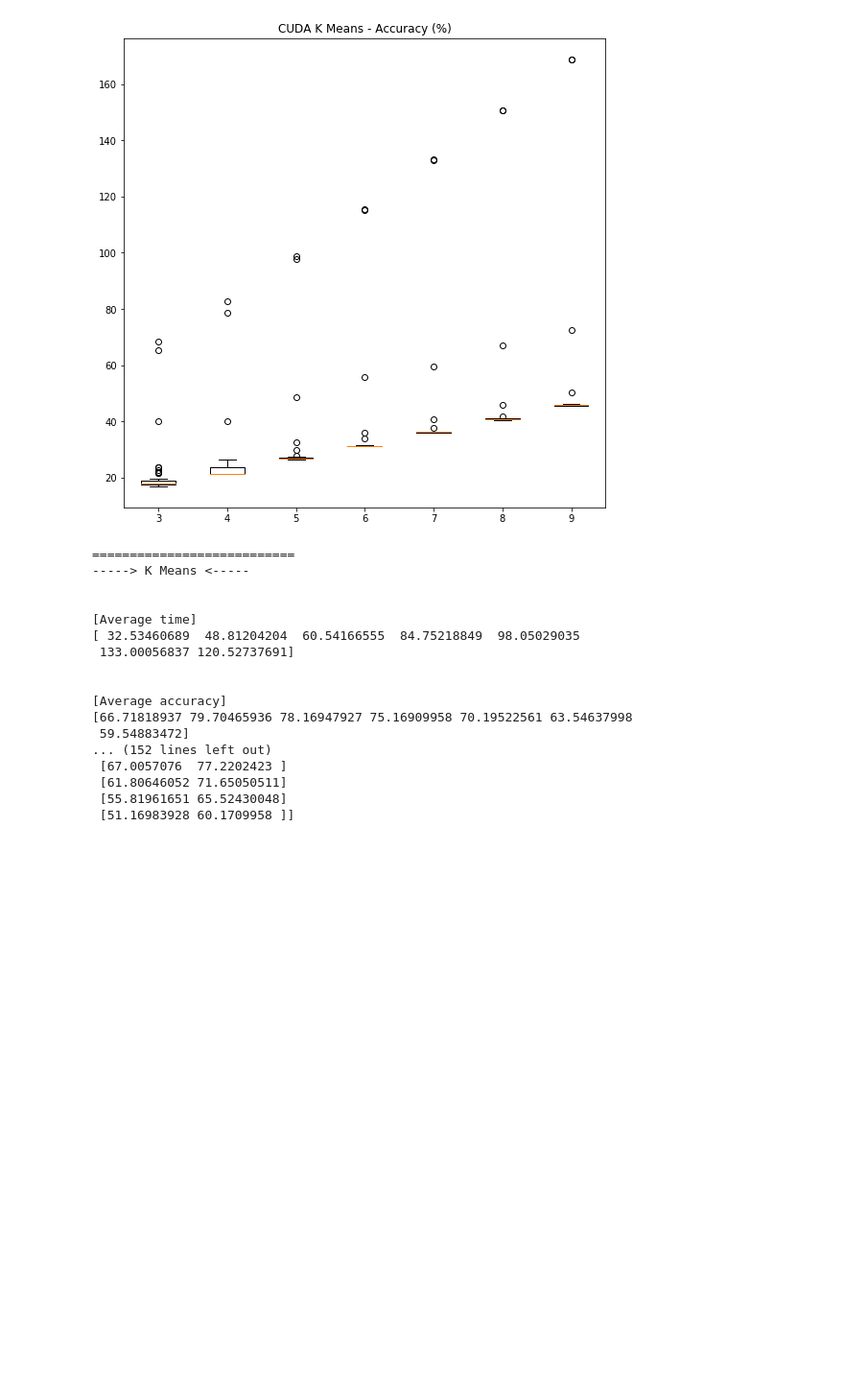
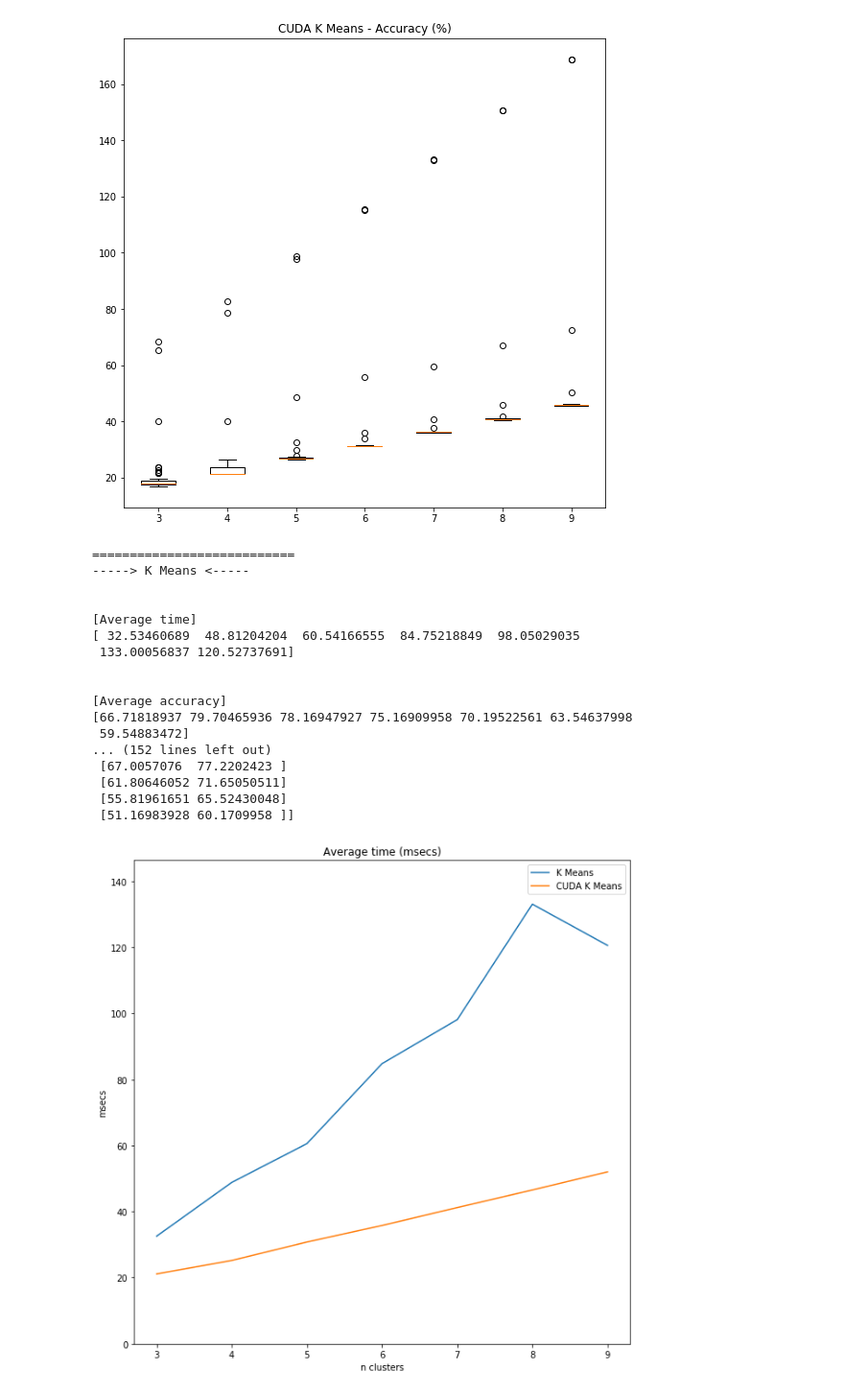
Before and after one commit to rbaygildin/brain-tumor-segmentation, a Jupyter notebook: Benchmark.ipynb, the cells around one changed output. Shown at 96% size. Drawn from its saved outputs; the diff is of its cells as text; code cells hidden in the pictures; blank space fills up the shorter version.

```diff
--- a/Benchmark.ipynb
+++ b/Benchmark.ipynb
@@ -738,3 +738,88 @@ for i, alg in zip(range(len(ALGS.keys())), ALGS.keys()):
  [61.80646052 71.65050511]
  [55.81961651 65.52430048]
  [51.16983928 60.1709958 ]]
+# %%
+from pylab import rcParams
+rcParams['figure.figsize'] = 10, 10
+
+res_time = np.asarray(t_avg_time)
+res_acc = np.asarray(t_avg_accuracy)
+conf95_time_res = np.asarray(conf95_time)
+conf95_acc_res = np.asarray(conf95_accuracy)
+
+avg_time_per_n_clusters = np.asarray(avg_time_per_n_clusters)
+avg_acc_per_n_clusters = np.asarray(avg_acc_per_n_clusters)
+
+X = np.arange(N_CLUSTERS_RANGE[0], N_CLUSTERS_RANGE[1])
+plt.title('Average time (msecs)')
+plt.xticks(X)
+plt.xlabel('n clusters')
+plt.ylabel('msecs')
+plt.ylim(0, np.max(res_time[:, [0, 4]]) * 1.1)
+# plt.yscale('log', basey=10)
+for i, alg in zip(range(len(ALGS.keys())), ALGS.keys()):
+    # ax.set_xticklabels(['K=%d' % k for k in range(3, 6)])
+    if i == 0 or i == 4:
+        plt.plot(X, res_time[:,i], label=alg)
+#     plt.fill_between(X, conf95_time_res[:,i,0], conf95_time_res[:,i,1], alpha=0.15)
+    # plt.axis('equal')
+plt.legend()
+plt.show()
+
+
+plt.title('Average accuracy (%)')
+plt.xticks(X)
+plt.xlabel('n clusters')
+plt.ylabel('%')
+plt.ylim(0, np.max(res_acc[:,[0, 4]]) * 1.1)
+# plt.yscale('log', basey=10)
+for i, alg in zip(range(len(ALGS.keys())), ALGS.keys()):
+    if i == 0 or i == 4:
+    # ax.set_xticklabels(['K=%d' % k for k in range(3, 6)])
+        plt.plot(X, res_acc[:,i], label=alg)
+#     plt.fill_between(X, conf95_acc_res[:,i,0], conf95_acc_res[:,i,1], alpha=0.15)
+    # plt.axis('equal')
+plt.legend()
+plt.show()
+
+import matplotlib
+palegreen = matplotlib.colors.colorConverter.to_rgb('#8CFF6F')
+paleblue = matplotlib.colors.colorConverter.to_rgb('#708DFF')
+
+for i, alg in zip(range(len(ALGS.keys())), ALGS.keys()):
+    if i == 0 or i == 4:
+        fig = plt.figure(1, figsize=(9, 9))
+        ax = fig.add_subplot(111)
+
+        ax.set_title('%s - Time (msecs)' % alg)
+        bp = ax.boxplot(avg_time_per_n_clusters[:,i,:].T)
+        ax.set_xticklabels(list(range(N_CLUSTERS_RANGE[0], N_CLUSTERS_RANGE[1])))
+        plt.show()
+
+        fig = plt.figure(1, figsize=(9, 9))
+        ax = fig.add_subplot(111)
+
+        ax.set_title('%s - Accuracy (%%)' % alg)
+        bp = ax.boxplot(avg_acc_per_n_clusters[:,i,:].T)
+        ax.set_xticklabels(list(range(N_CLUSTERS_RANGE[0], N_CLUSTERS_RANGE[1])))
+        plt.show()
+
+for i, alg in zip(range(len(ALGS.keys())), ALGS.keys()):
+    if i == 0 or i == 4:
+        print("\n")
+        print("===========================")
+        print('----->', alg, '<-----')
+        print("\n")
+        print('[Average time]')
+        print(res_time[:,i])
+        print("\n")
+        print('[Average accuracy]')
+        print(res_acc[:,i])
+        print("\n")
+        print('[Conf 95% time]')
+        print(conf95_time_res[:,i,:])
+        print("\n")
+        print('[Conf 95% accuracy]')
+        print(conf95_acc_res[:,i,:])
+# %% [output]
+[figure, added]
```
Also changed, not shown: parts of 2 cells of this notebook, 1 other file.
